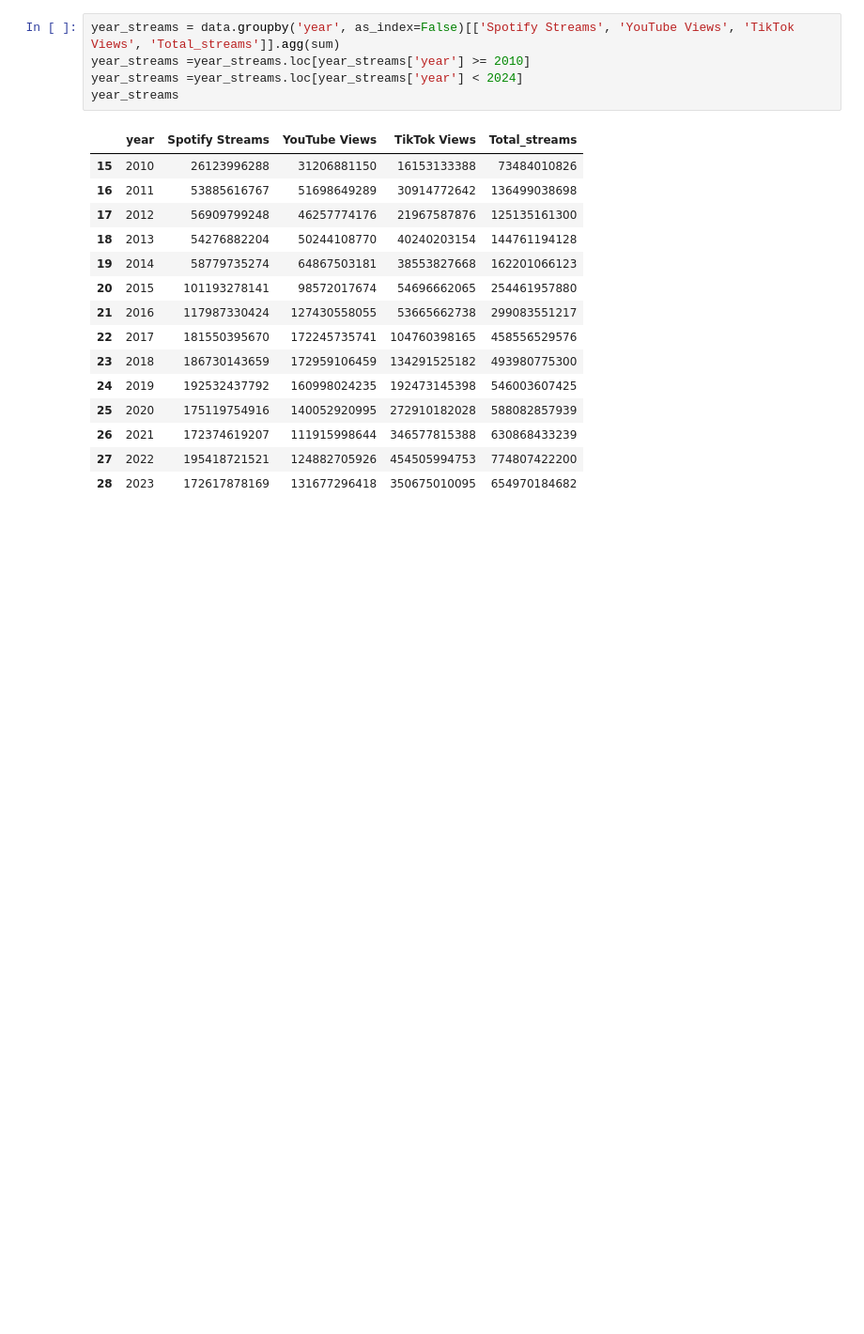
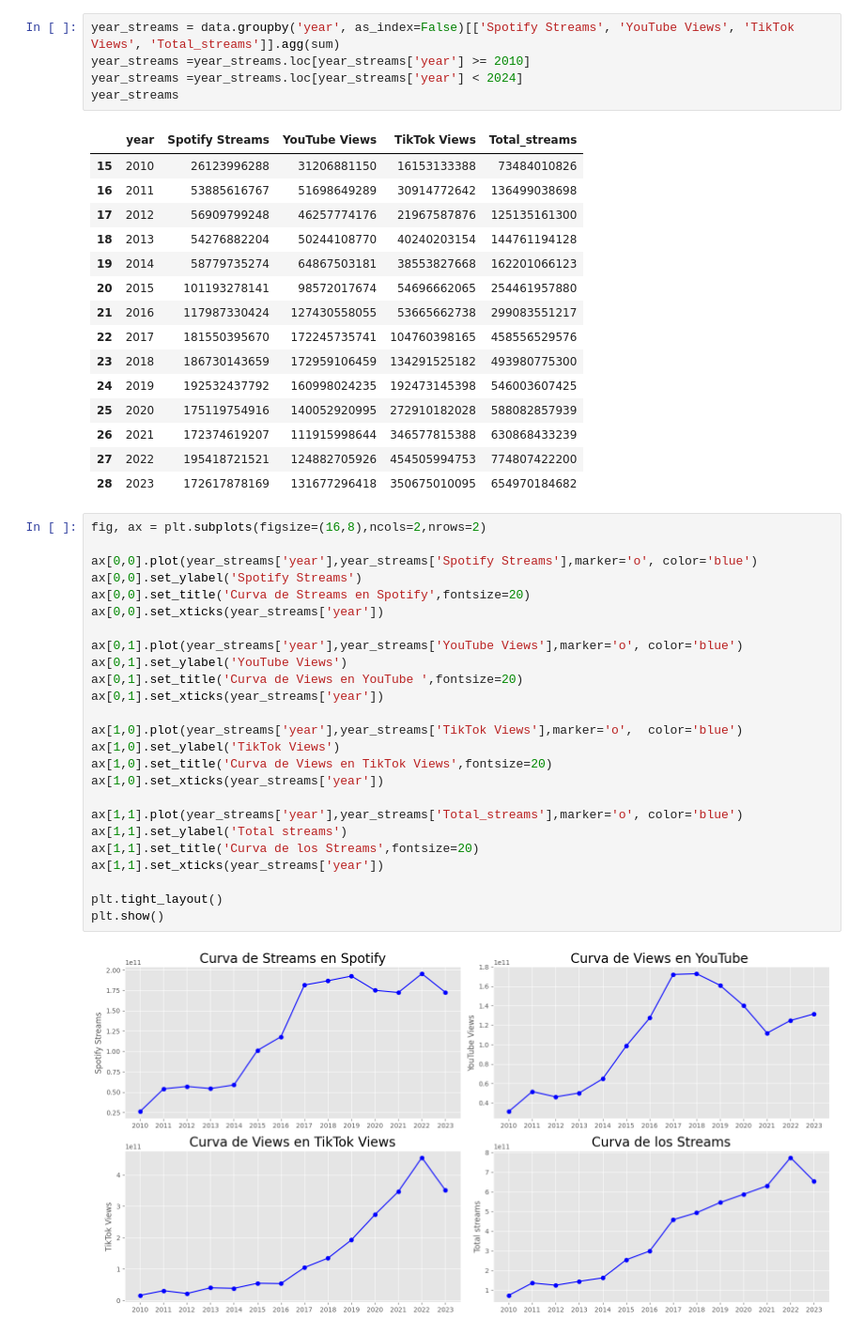
Before and after one commit to crisbelceballo/EDA_Music_Streams, a Jupyter notebook: notebooks/main.ipynb, the cells around one changed output. Shown at 94% size. Drawn from its saved outputs; the diff is of its cells as text; blank space fills up the shorter version.

```diff
--- a/notebooks/main.ipynb
+++ b/notebooks/main.ipynb
@@ -412,3 +412,30 @@ year_streams
 | 26 | 2021 | 172374619207 | 111915998644 | 346577815388 | 630868433239 |
 | 27 | 2022 | 195418721521 | 124882705926 | 454505994753 | 774807422200 |
 | 28 | 2023 | 172617878169 | 131677296418 | 350675010095 | 654970184682 |
+# %%
+fig, ax = plt.subplots(figsize=(16,8),ncols=2,nrows=2)
+
+ax[0,0].plot(year_streams['year'],year_streams['Spotify Streams'],marker='o', color='blue')
+ax[0,0].set_ylabel('Spotify Streams')
+ax[0,0].set_title('Curva de Streams en Spotify',fontsize=20)
+ax[0,0].set_xticks(year_streams['year'])
+
+ax[0,1].plot(year_streams['year'],year_streams['YouTube Views'],marker='o', color='blue')
+ax[0,1].set_ylabel('YouTube Views')
+ax[0,1].set_title('Curva de Views en YouTube ',fontsize=20)
+ax[0,1].set_xticks(year_streams['year'])
+
+ax[1,0].plot(year_streams['year'],year_streams['TikTok Views'],marker='o',  color='blue')
+ax[1,0].set_ylabel('TikTok Views')
+ax[1,0].set_title('Curva de Views en TikTok Views',fontsize=20)
+ax[1,0].set_xticks(year_streams['year'])
+
+ax[1,1].plot(year_streams['year'],year_streams['Total_streams'],marker='o', color='blue')
+ax[1,1].set_ylabel('Total streams')
+ax[1,1].set_title('Curva de los Streams',fontsize=20)
+ax[1,1].set_xticks(year_streams['year'])
+
+plt.tight_layout()
+plt.show()
+# %% [output]
+[figure, added]
```
Also changed, not shown: parts of 6 cells of this notebook.
